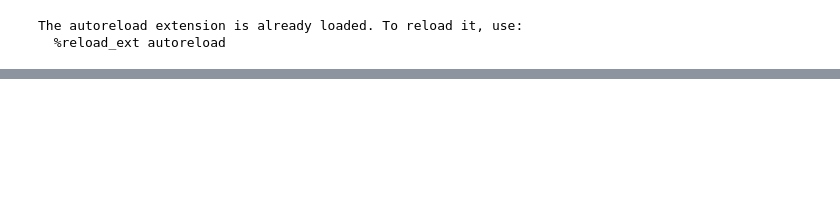
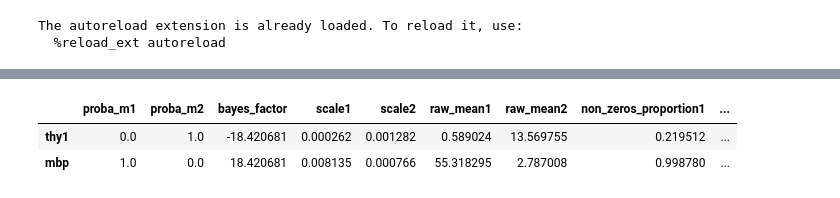
Before and after one commit to yynst2/scVI, a Jupyter notebook: galen/anndata_scvi.ipynb, the cells around one changed output, grey strips where cells are left out. Drawn from its saved outputs; the diff is of its cells as text; code cells hidden in the pictures; blank space fills up the shorter version.

```diff
--- a/galen/anndata_scvi.ipynb
+++ b/galen/anndata_scvi.ipynb
@@ -237,0 +114,11 @@ TypeError: can't convert np.ndarray of type numpy.uint16. The only supported typ
+# %%
+cell_types = gene_dataset.cell_types
+print(gene_dataset.cell_types)
+# oligodendrocytes (#4) VS pyramidal CA1 (#5)
+couple_celltypes = (4, 5)  # the couple types on which to study DE
+
+print("\nDifferential Expression A/B for cell types\nA: %s\nB: %s\n" %
+      tuple((cell_types[couple_celltypes[i]] for i in [0, 1])))
+
+cell_idx1 = gene_dataset.labels.ravel() == couple_celltypes[0]
+cell_idx2 = gene_dataset.labels.ravel() == couple_celltypes[1]
@@ -237,0 +132,10 @@ TypeError: can't convert np.ndarray of type numpy.uint16. The only supported typ
+# %%
+n_samples = 100
+M_permutation = 100000
+# %%
+de_res = full.differential_expression_score(
+    cell_idx1,
+    cell_idx2,
+    n_samples=n_samples,
+    M_permutation=M_permutation,
+)
@@ -237,0 +158,7 @@ TypeError: can't convert np.ndarray of type numpy.uint16. The only supported typ
+# %%
+genes_of_interest = ["thy1", "mbp"]
+de_res.filter(items=genes_of_interest, axis=0)
+# %% [output]
+|  | proba_m1 | proba_m2 | bayes_factor | scale1 | scale2 | raw_mean1 | raw_mean2 | non_zeros_proportion1 | ... |
+| thy1 | 0.0 | 1.0 | -18.420681 | 0.000262 | 0.001282 | 0.589024 | 13.569755 | 0.219512 | ... |
+| mbp | 1.0 | 0.0 | 18.420681 | 0.008135 | 0.000766 | 55.318295 | 2.787008 | 0.998780 | ... |
```
Also changed, not shown: parts of 25 cells of this notebook, 12 other files.
